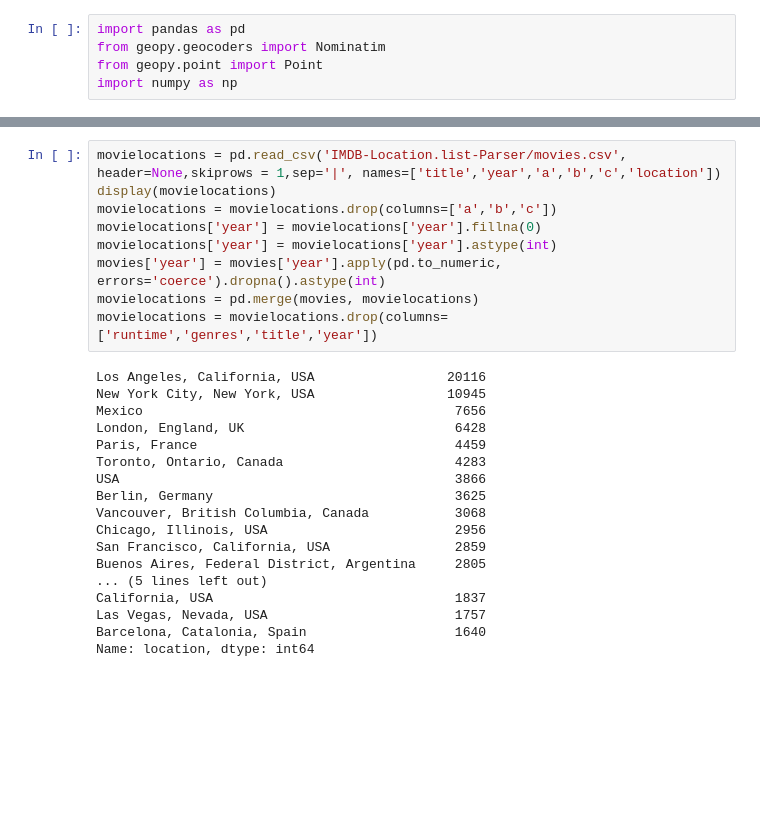
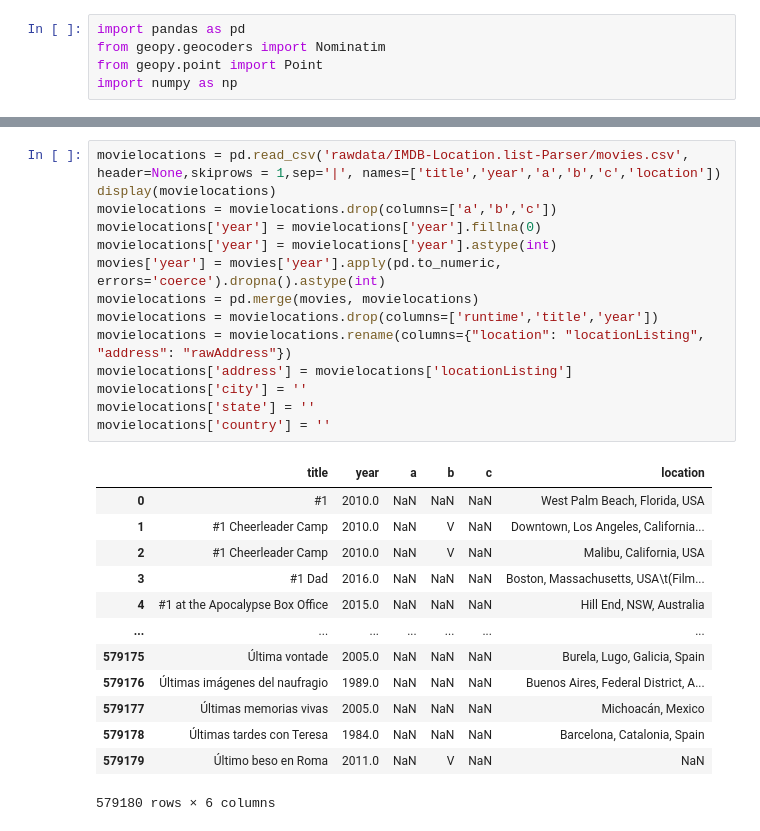
Before and after one commit to andychen237/filmDB, a Jupyter notebook: databases_cleanup.ipynb, the cells around one changed output, grey strips where cells are left out. Saved outputs shown, nothing was run; the diff lists cells and outputs as text; blank space fills up the shorter version.

```diff
--- a/databases_cleanup.ipynb
+++ b/databases_cleanup.ipynb
@@ -59,28 +108,29 @@ keywords.to_csv('/content/gdrive/My Drive/Databases Project/Phase C/keywords.txt
 # %%
-movielocations = pd.read_csv('IMDB-Location.list-Parser/movies.csv', header=None,skiprows = 1,sep='|', names=['title','year','a','b','c','location'])
+movielocations = pd.read_csv('rawdata/IMDB-Location.list-Parser/movies.csv', header=None,skiprows = 1,sep='|', names=['title','year','a','b','c','location'])
 display(movielocations)
 movielocations = movielocations.drop(columns=['a','b','c'])
 movielocations['year'] = movielocations['year'].fillna(0)
 movielocations['year'] = movielocations['year'].astype(int)
 movies['year'] = movies['year'].apply(pd.to_numeric, errors='coerce').dropna().astype(int)
 movielocations = pd.merge(movies, movielocations)
-movielocations = movielocations.drop(columns=['runtime','genres','title','year'])
+movielocations = movielocations.drop(columns=['runtime','title','year'])
+movielocations = movielocations.rename(columns={"location": "locationListing", "address": "rawAddress"})
+movielocations['address'] = movielocations['locationListing']
+movielocations['city'] = ''
+movielocations['state'] = ''
+movielocations['country'] = ''
 # %% [output]
+|  | title | year | a | b | c | location |
+| 0 | #1 | 2010.0 | NaN | NaN | NaN | West Palm Beach, Florida, USA |
+| 1 | #1 Cheerleader Camp | 2010.0 | NaN | V | NaN | Downtown, Los Angeles, California... |
+| 2 | #1 Cheerleader Camp | 2010.0 | NaN | V | NaN | Malibu, California, USA |
+| 3 | #1 Dad | 2016.0 | NaN | NaN | NaN | Boston, Massachusetts, USA\t(Film... |
+| 4 | #1 at the Apocalypse Box Office | 2015.0 | NaN | NaN | NaN | Hill End, NSW, Australia |
+| ... | ... | ... | ... | ... | ... | ... |
+| 579175 | Última vontade | 2005.0 | NaN | NaN | NaN | Burela, Lugo, Galicia, Spain |
+| 579176 | Últimas imágenes del naufragio | 1989.0 | NaN | NaN | NaN | Buenos Aires, Federal District, A... |
+| 579177 | Últimas memorias vivas | 2005.0 | NaN | NaN | NaN | Michoacán, Mexico |
+| 579178 | Últimas tardes con Teresa | 1984.0 | NaN | NaN | NaN | Barcelona, Catalonia, Spain |
+| 579179 | Último beso en Roma | 2011.0 | NaN | V | NaN | NaN |
-Los Angeles, California, USA                 20116
-New York City, New York, USA                 10945
-Mexico                                        7656
-London, England, UK                           6428
-Paris, France                                 4459
-Toronto, Ontario, Canada                      4283
-USA                                           3866
-Berlin, Germany                               3625
-Vancouver, British Columbia, Canada           3068
-Chicago, Illinois, USA                        2956
-San Francisco, California, USA                2859
-Buenos Aires, Federal District, Argentina     2805
-... (5 lines left out)
-California, USA                               1837
-Las Vegas, Nevada, USA                        1757
-Barcelona, Catalonia, Spain                   1640
-Name: location, dtype: int64
+579180 rows × 6 columns
 # %%
```
Also changed, not shown: parts of 15 cells of this notebook, 29 other files.
